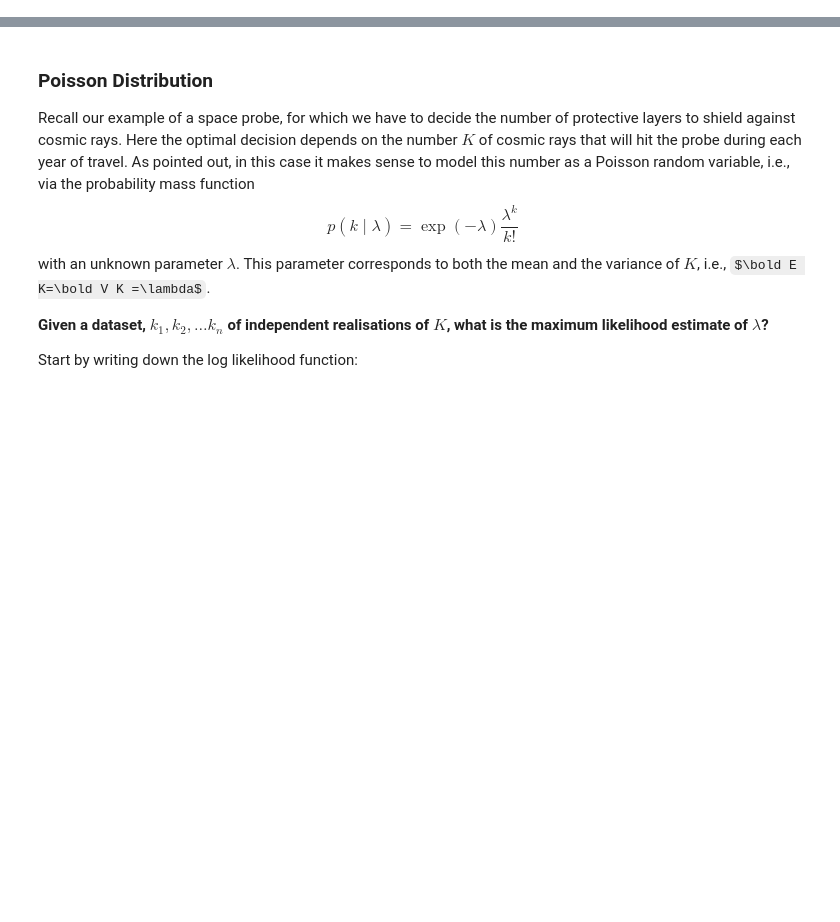
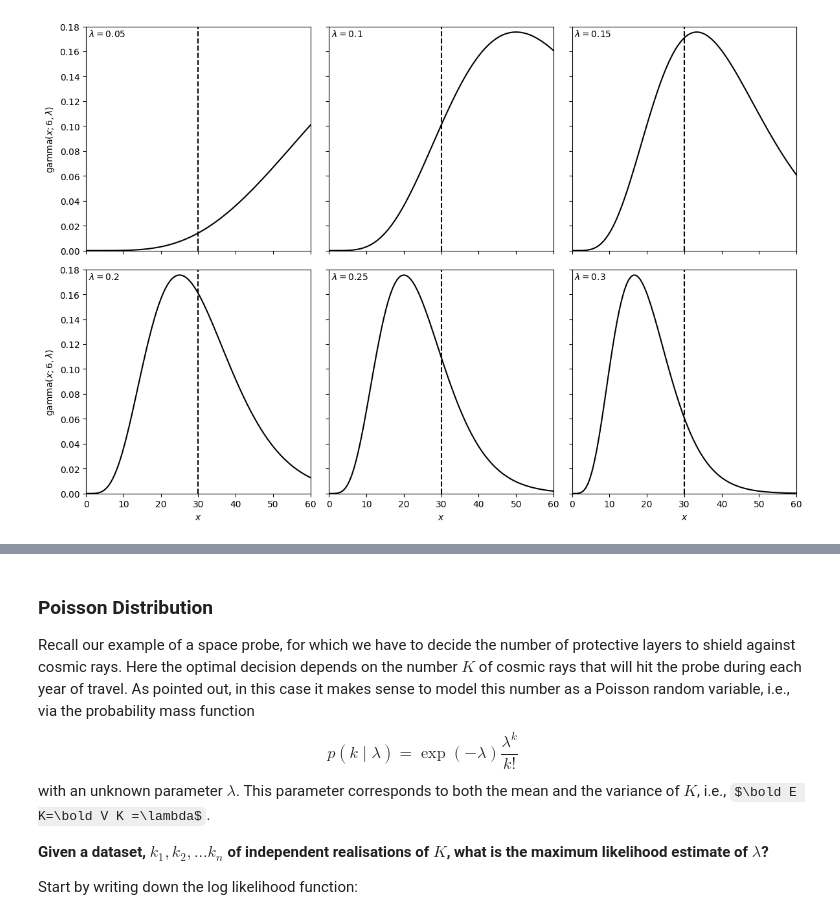
Before and after one commit to marioboley/Uni-Haifa-214.4312-Code, a Jupyter notebook: 2.1_models.ipynb, the cells around one changed output, grey strips where cells are left out. Cells and saved outputs as stored; diff of their text form; code cells hidden in the pictures; some formulas as TeX source; blank space fills up the shorter version.

```diff
--- a/2.1_models.ipynb
+++ b/2.1_models.ipynb
@@ -4,0 +70,27 @@
+# %%
+import numpy as np
+from scipy.special import gamma
+from matplotlib import pyplot as plt
+
+def gamma_pdf(x, a, lam):
+    return (lam*x)**(a-1)*np.exp(-lam*x)/gamma(a)
+
+lams = np.array([[0.05, 0.1, 0.15],
+                 [0.2, 0.25, 0.3]])
+
+xs = np.linspace(0, 60, 100)
+
+fig, ax = plt.subplots(2, 3, figsize=(12, 8), tight_layout=True, sharex=True, sharey=True)
+for i in range(2):
+    ax[i][0].set_ylabel(r'$\mathrm{gamma}(x; 6, \lambda)$')
+    for j in range(3):
+        ax[i][j].plot(xs, gamma_pdf(xs, 6, lams[i][j]), c='k')
+        ax[i][j].axvline(30, c='k', ls='--')
+        ax[i][j].text(0.01, 0.99, f'$\\lambda={lams[i][j]}$', transform=ax[i][j].transAxes, verticalalignment='top')
+for j in range(3): ax[1][j].set_xlabel('$x$')
+ax[0][0].set_xmargin(0)
+ax[0][0].set_ylim(0, 0.18)
+
+plt.show()
+# %% [output]
+[figure, added]
```
Also changed, not shown: parts of 10 cells of this notebook, 2 other files.
